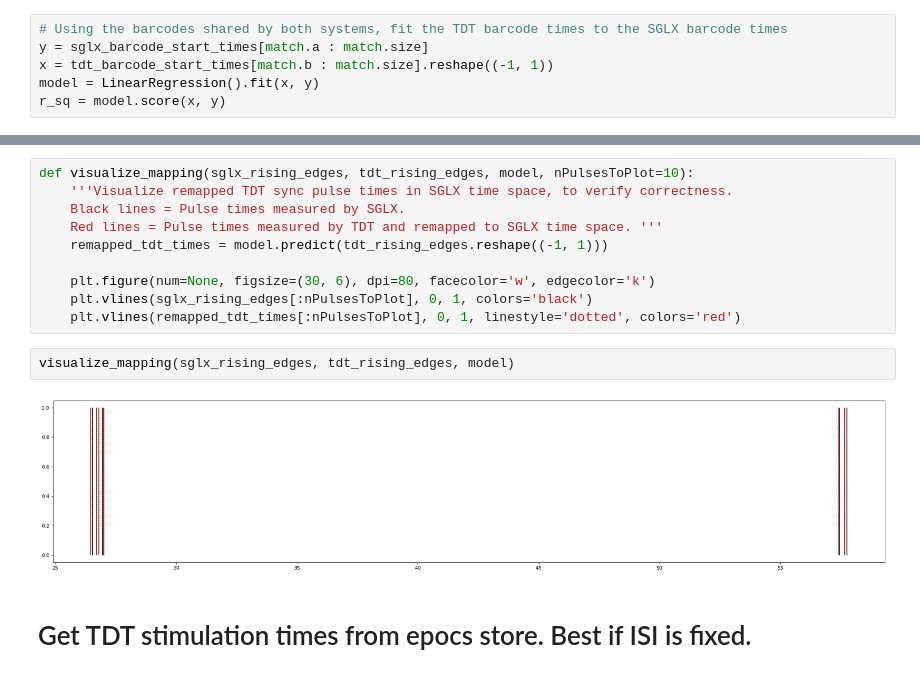
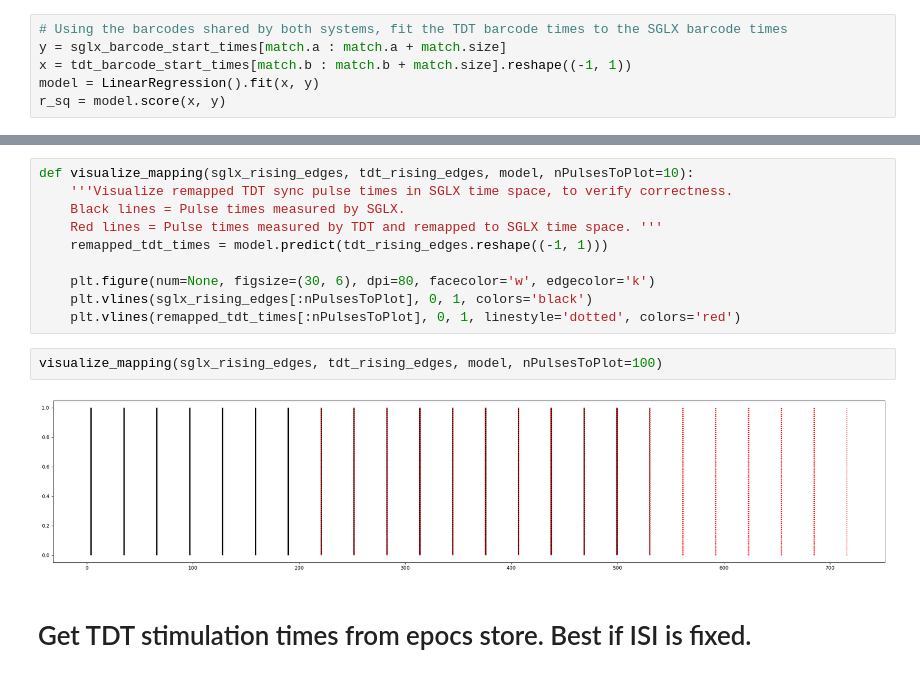
Before and after one commit to CSC-UW/barcode_sync, a Jupyter notebook: counter_barcode_sync.ipynb, the cells around one changed output, grey strips where cells are left out. Drawn from its saved outputs; the diff is of its cells as text.

```diff
--- a/counter_barcode_sync.ipynb
+++ b/counter_barcode_sync.ipynb
@@ -189,7 +189,7 @@ Longest barcode sequence common to both systems:
 # %%
 # Using the barcodes shared by both systems, fit the TDT barcode times to the SGLX barcode times
-y = sglx_barcode_start_times[match.a : match.size]
-x = tdt_barcode_start_times[match.b : match.size].reshape((-1, 1))
+y = sglx_barcode_start_times[match.a : match.a + match.size]
+x = tdt_barcode_start_times[match.b : match.b + match.size].reshape((-1, 1))
 model = LinearRegression().fit(x, y)
 r_sq = model.score(x, y)
 # %%
@@ -211,9 +211,9 @@ def visualize_mapping(sglx_rising_edges, tdt_rising_edges, model, nPulsesToPlot=
     plt.vlines(sglx_rising_edges[:nPulsesToPlot], 0, 1, colors='black')
     plt.vlines(remapped_tdt_times[:nPulsesToPlot], 0, 1, linestyle='dotted', colors='red')
 # %%
-visualize_mapping(sglx_rising_edges, tdt_rising_edges, model)
+visualize_mapping(sglx_rising_edges, tdt_rising_edges, model, nPulsesToPlot=100)
 # %% [output]
-[figure, old version]
+[figure, new version]
 # %% [markdown]
 # Get TDT stimulation times from epocs store. Best if ISI is fixed.
 # %%
```
Also changed, not shown: parts of 11 cells of this notebook.
